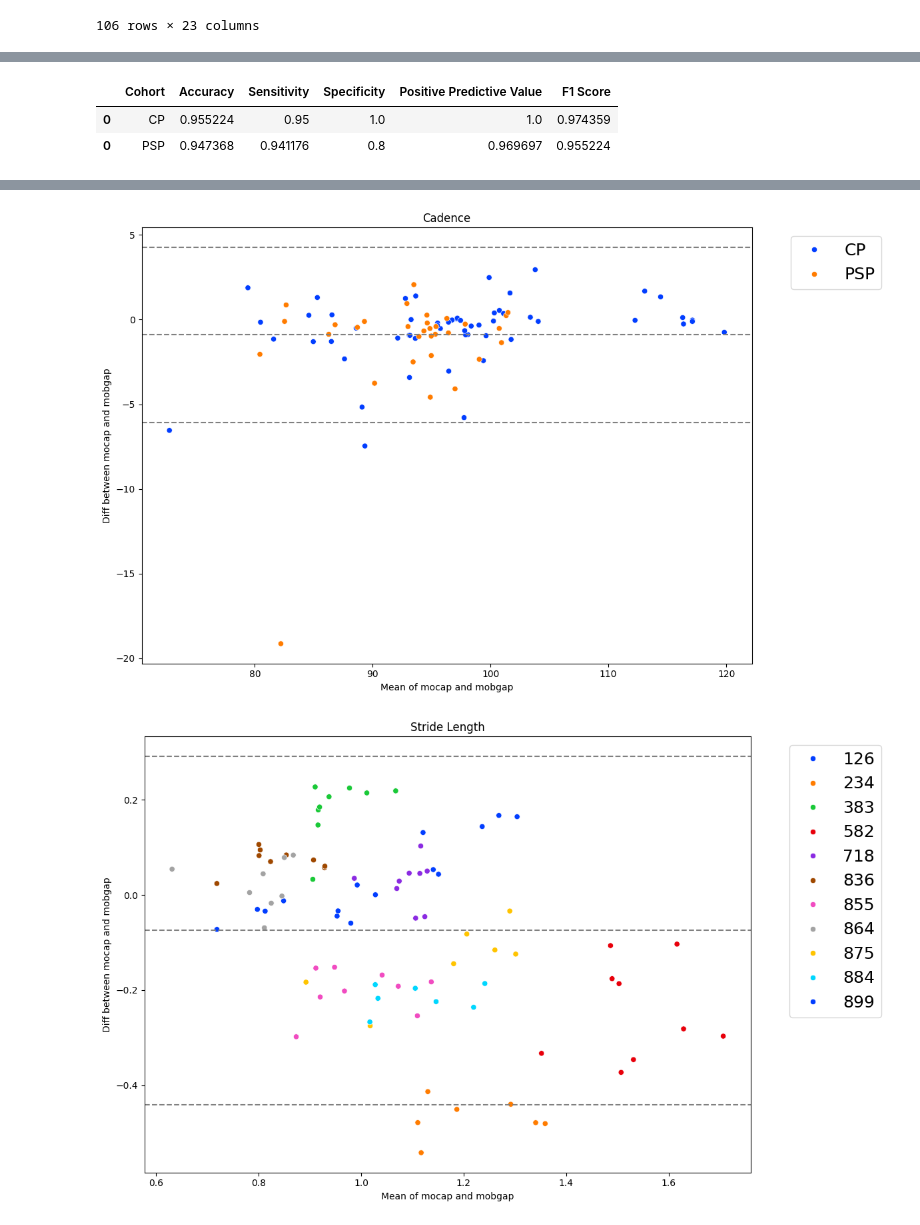
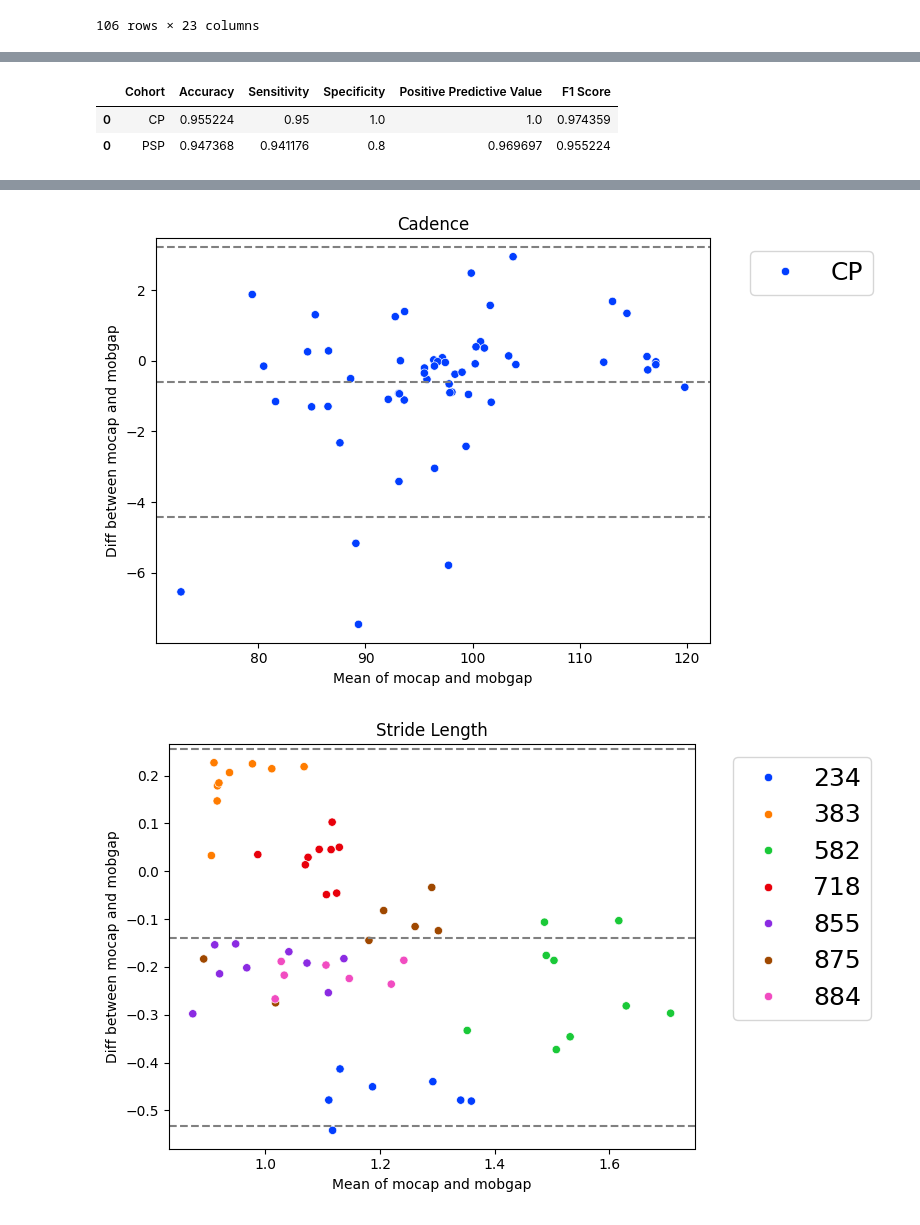
Before and after one commit to uos-mobgap/dmo4lnc-analysis, a Jupyter notebook: Data_Analysis_Lab.ipynb, the cells around one changed output, grey strips where cells are left out. Drawn from its saved outputs; the diff is of its cells as text; code cells hidden in the pictures.

```diff
--- a/Data_Analysis_Lab.ipynb
+++ b/Data_Analysis_Lab.ipynb
@@ -3,7 +3,7 @@ import pandas as pd
 import numpy as np
 import seaborn as sns
 # %%
-def bland_altman_plot(data1, data2, cohort, title, fig_scaler=12, *args, **kwargs):
+def bland_altman_plot(data1, data2, cohort, title, fig_scaler=8, *args, **kwargs):
     data1 = np.asarray(data1)
     data2 = np.asarray(data2)
     n_samples = len(data1)
@@ -95,10 +95,12 @@ display(all_metrics)
 display(subject_metrics)
 display(cohort_metrics)
 
-bland_altman_plot(all_metrics.loc[mask, "stride_length_mocap"], all_metrics.loc[mask, "stride_length_mobgap"], all_metrics.loc[mask, "cohort"], "Stride Length")
-bland_altman_plot(all_metrics.loc[mask, "cadence_mocap"], all_metrics.loc[mask, "cadence_mobgap"], all_metrics.loc[mask, "cohort"], "Cadence")
-bland_altman_plot(all_metrics.loc[mask, "stride_length_mocap"], all_metrics.loc[mask, "stride_length_mobgap"], all_metrics.loc[mask, "subject"], "Stride Length")
-bland_altman_plot(all_metrics.loc[mask, "cadence_mocap"], all_metrics.loc[mask, "cadence_mobgap"], all_metrics.loc[mask, "subject"], "Cadence")
+plot_metrics = all_metrics[all_metrics["cohort"] == "CP"] # change to plot other cohorts
+
+bland_altman_plot(plot_metrics.loc[mask, "stride_length_mocap"], plot_metrics.loc[mask, "stride_length_mobgap"], plot_metrics.loc[mask, "cohort"], "Stride Length")
+bland_altman_plot(plot_metrics.loc[mask, "cadence_mocap"], plot_metrics.loc[mask, "cadence_mobgap"], plot_metrics.loc[mask, "cohort"], "Cadence")
+bland_altman_plot(plot_metrics.loc[mask, "stride_length_mocap"], plot_metrics.loc[mask, "stride_length_mobgap"], plot_metrics.loc[mask, "subject"], "Stride Length")
+bland_altman_plot(plot_metrics.loc[mask, "cadence_mocap"], plot_metrics.loc[mask, "cadence_mobgap"], plot_metrics.loc[mask, "subject"], "Cadence")
 # %% [output]
 |  | Unnamed: 0 | cohort | subject | file_name | wb_ID | wb_TPs | wb_FPs | wb_FNs | wb_TNs | mobgap_ICs | ... |
 | 0 | 0 | CP | 582 | standing.tsv | NaN | 0 | 0 | 0 | 1 | 0 | ... |
@@ -132,2 +134,2 @@ bland_altman_plot(all_metrics.loc[mask, "cadence_mocap"], all_metrics.loc[mask,
-[figure, old version]
+[figure, new version]
-[figure, old version]
+[figure, new version]
```
Also changed, not shown: parts of 2 cells of this notebook, 2 other files.
